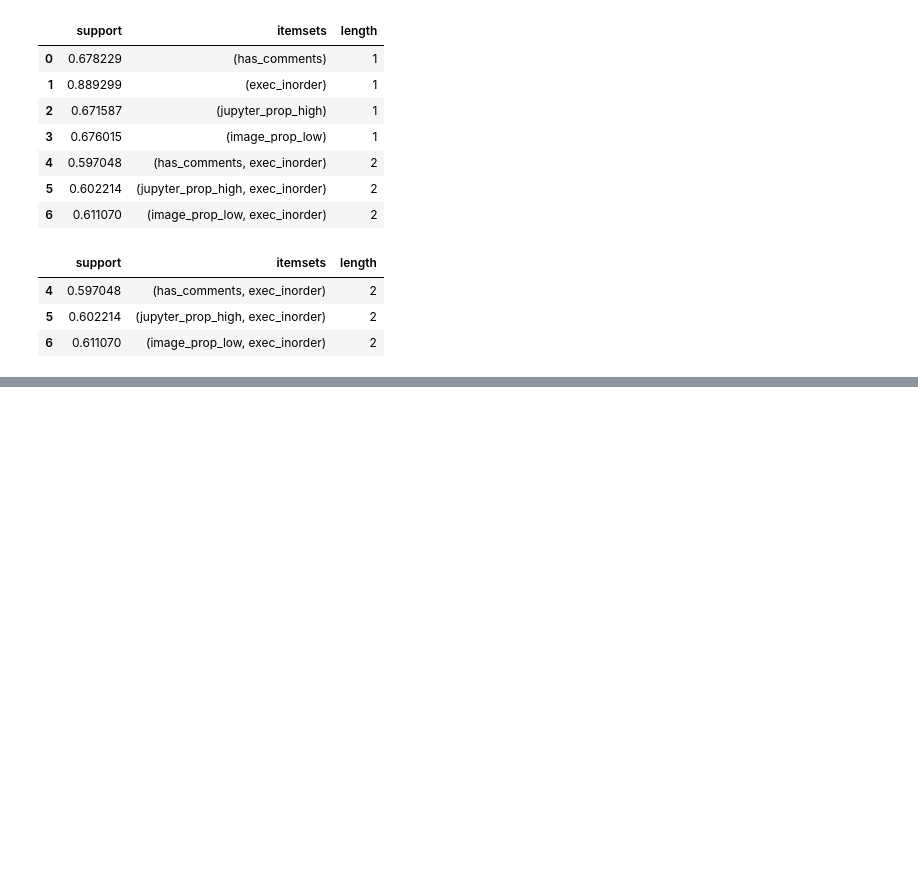
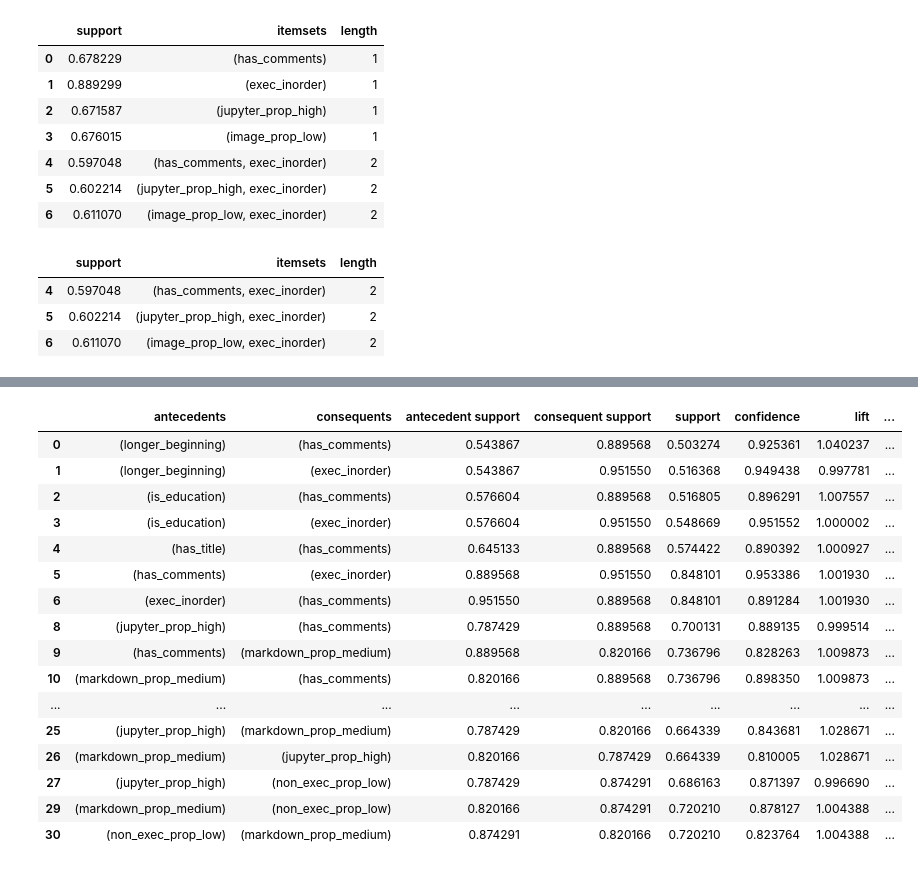
Before and after one commit to Isabel-Gan/quantifying-notebook-features, a Jupyter notebook: output/complete-runs/analysis/cat-factor-analysis.ipynb, the cells around one changed output, grey strips where cells are left out. Saved outputs shown, nothing was run; the diff lists cells and outputs as text; code cells hidden in the pictures; blank space fills up the shorter version.

Commit message:
extracting association rules

```diff
--- a/output/complete-runs/analysis/cat-factor-analysis.ipynb
+++ b/output/complete-runs/analysis/cat-factor-analysis.ipynb
@@ -663,0 +668,4 @@ no_md_itemsets[no_md_itemsets['length'] >= 2]
+# %%
+# use the itemsets to extract association rules
+md_association_rules = association_rules(md_itemsets, metric = 'confidence', min_threshold = 0.7)
+md_association_rules
@@ -663,0 +686,27 @@ no_md_itemsets[no_md_itemsets['length'] >= 2]
+# %%
+# add columns that hold length
+md_association_rules['antecedent_len'] = md_association_rules['antecedents'].apply(len)
+md_association_rules['consequent_len'] = md_association_rules['consequents'].apply(len)
+# %%
+# filter down to rules that have 1 antecedent and 1 consequent
+md_association_rules[(md_association_rules['antecedent_len'] == 1) &
+                    (md_association_rules['consequent_len'] == 1) &
+                    (md_association_rules['confidence'] >= 0.8)]
+# %% [output]
+|  | antecedents | consequents | antecedent support | consequent support | support | confidence | lift | ... |
+| 0 | (longer_beginning) | (has_comments) | 0.543867 | 0.889568 | 0.503274 | 0.925361 | 1.040237 | ... |
+| 1 | (longer_beginning) | (exec_inorder) | 0.543867 | 0.951550 | 0.516368 | 0.949438 | 0.997781 | ... |
+| 2 | (is_education) | (has_comments) | 0.576604 | 0.889568 | 0.516805 | 0.896291 | 1.007557 | ... |
+| 3 | (is_education) | (exec_inorder) | 0.576604 | 0.951550 | 0.548669 | 0.951552 | 1.000002 | ... |
+| 4 | (has_title) | (has_comments) | 0.645133 | 0.889568 | 0.574422 | 0.890392 | 1.000927 | ... |
+| 5 | (has_comments) | (exec_inorder) | 0.889568 | 0.951550 | 0.848101 | 0.953386 | 1.001930 | ... |
+| 6 | (exec_inorder) | (has_comments) | 0.951550 | 0.889568 | 0.848101 | 0.891284 | 1.001930 | ... |
+| 8 | (jupyter_prop_high) | (has_comments) | 0.787429 | 0.889568 | 0.700131 | 0.889135 | 0.999514 | ... |
+| 9 | (has_comments) | (markdown_prop_medium) | 0.889568 | 0.820166 | 0.736796 | 0.828263 | 1.009873 | ... |
+| 10 | (markdown_prop_medium) | (has_comments) | 0.820166 | 0.889568 | 0.736796 | 0.898350 | 1.009873 | ... |
+| ... | ... | ... | ... | ... | ... | ... | ... | ... |
+| 25 | (jupyter_prop_high) | (markdown_prop_medium) | 0.787429 | 0.820166 | 0.664339 | 0.843681 | 1.028671 | ... |
+| 26 | (markdown_prop_medium) | (jupyter_prop_high) | 0.820166 | 0.787429 | 0.664339 | 0.810005 | 1.028671 | ... |
+| 27 | (jupyter_prop_high) | (non_exec_prop_low) | 0.787429 | 0.874291 | 0.686163 | 0.871397 | 0.996690 | ... |
+| 29 | (markdown_prop_medium) | (non_exec_prop_low) | 0.820166 | 0.874291 | 0.720210 | 0.878127 | 1.004388 | ... |
+| 30 | (non_exec_prop_low) | (markdown_prop_medium) | 0.874291 | 0.820166 | 0.720210 | 0.823764 | 1.004388 | ... |
```
Also changed, not shown: parts of 8 cells of this notebook.
